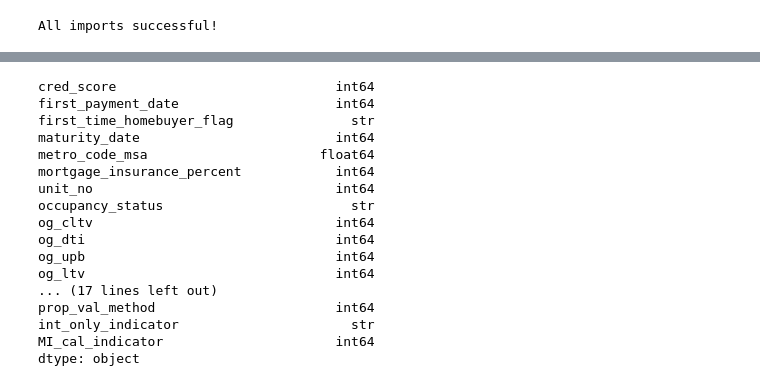
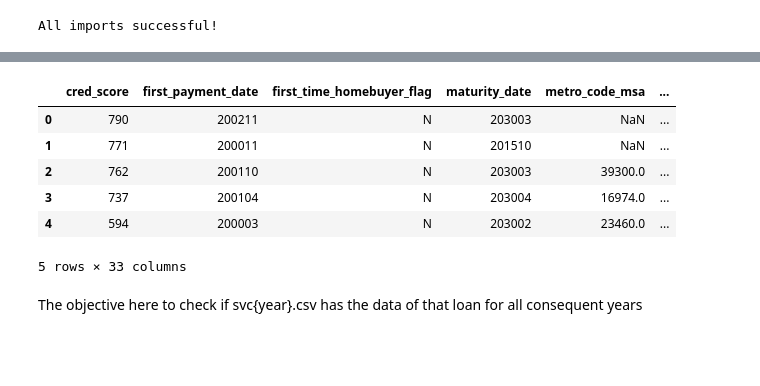
Before and after one commit to Niraj-Mhatre2003/Home_loan-Risk-Analytics, a Jupyter notebook: notebooks/01_pre_processing.ipynb, the cells around one changed output, grey strips where cells are left out. Saved outputs shown, nothing was run; the diff lists cells and outputs as text; code cells hidden in the pictures; blank space fills up the shorter version.

```diff
--- a/notebooks/01_pre_processing.ipynb
+++ b/notebooks/01_pre_processing.ipynb
@@ -132,20 +60,0 @@ orig_2004.describe()
-# %%
-orig_2004.dtypes
-# %% [output]
-cred_score                            int64
-first_payment_date                    int64
-first_time_homebuyer_flag               str
-maturity_date                         int64
-metro_code_msa                      float64
-mortgage_insurance_percent            int64
-unit_no                               int64
-occupancy_status                        str
-og_cltv                               int64
-og_dti                                int64
-og_upb                                int64
-og_ltv                                int64
-... (17 lines left out)
-prop_val_method                       int64
-int_only_indicator                      str
-MI_cal_indicator                      int64
-dtype: object
@@ -160,0 +64,12 @@ for col in cat_df.columns:
+# %%
+master_df.head()
+# %% [output]
+|  | cred_score | first_payment_date | first_time_homebuyer_flag | maturity_date | metro_code_msa | ... |
+| 0 | 790 | 200211 | N | 203003 | NaN | ... |
+| 1 | 771 | 200011 | N | 201510 | NaN | ... |
+| 2 | 762 | 200110 | N | 203003 | 39300.0 | ... |
+| 3 | 737 | 200104 | N | 203004 | 16974.0 | ... |
+| 4 | 594 | 200003 | N | 203002 | 23460.0 | ... |
+5 rows × 33 columns
+# %% [markdown]
+The objective here to check if svc{year}.csv has the data of that loan for all consequent years
```
Also changed, not shown: parts of 53 cells of this notebook.
